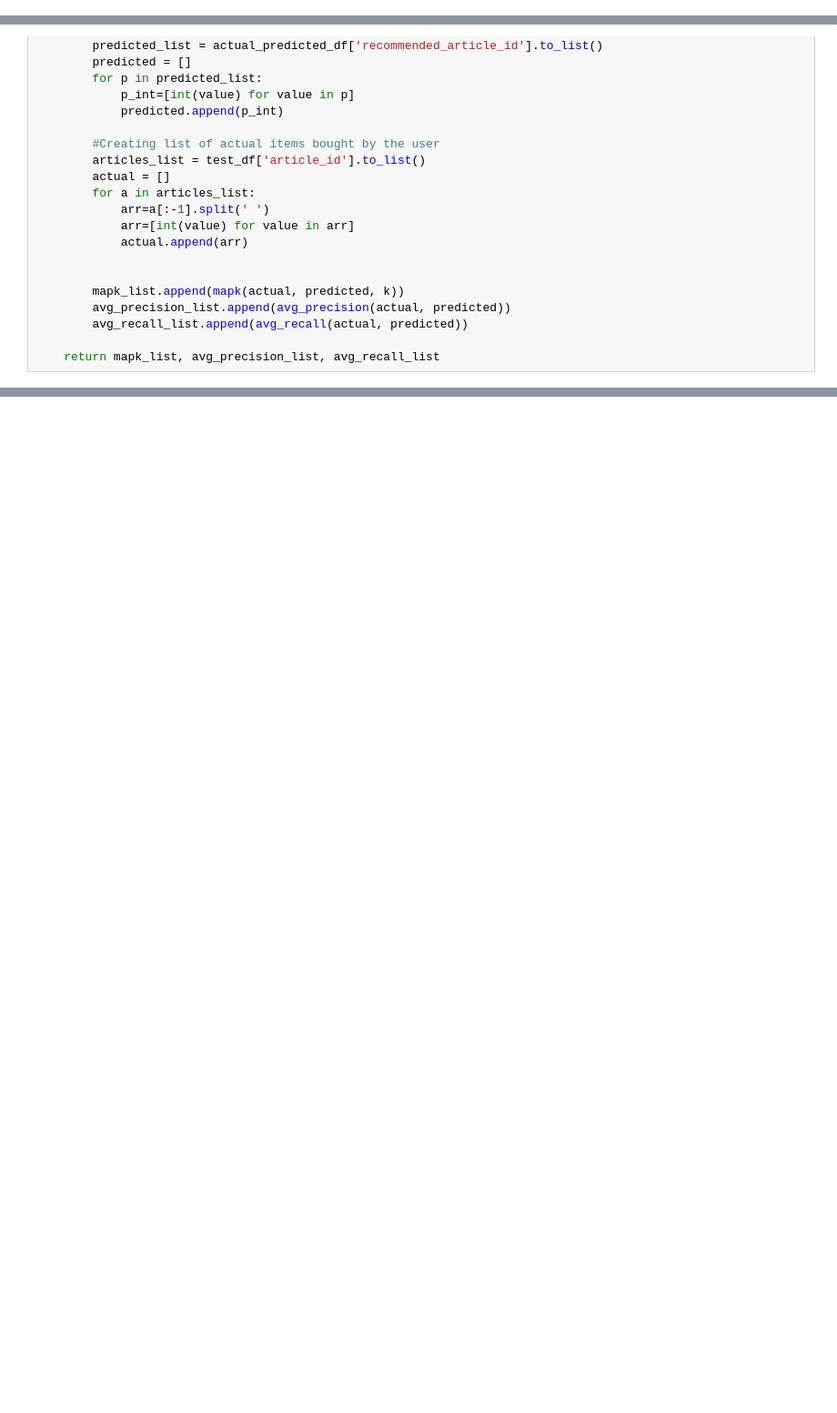
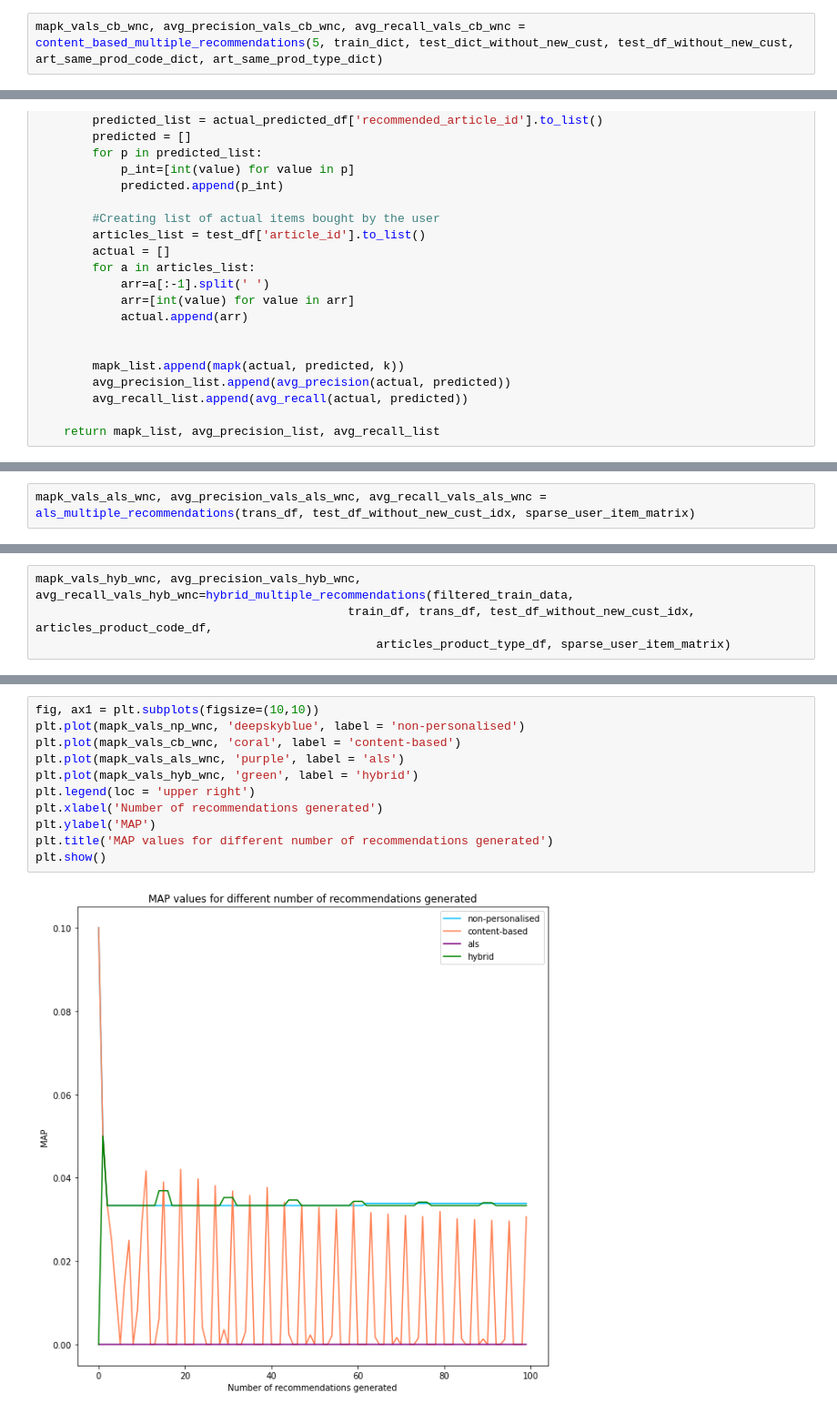
Before and after one commit to aindrila28/recommender_systems, a Jupyter notebook: models.ipynb, the cells around one changed output, grey strips where cells are left out. Shown at 91% size. Saved outputs shown, nothing was run; the diff lists cells and outputs as text; blank space fills up the shorter version.

```diff
--- a/models.ipynb
+++ b/models.ipynb
@@ -460,0 +766,2 @@ k=100: 0.0
+# %%
+mapk_vals_cb_wnc, avg_precision_vals_cb_wnc, avg_recall_vals_cb_wnc = content_based_multiple_recommendations(5, train_dict, test_dict_without_new_cust, test_df_without_new_cust, art_same_prod_code_dict, art_same_prod_type_dict)
@@ -523,0 +857,2 @@ k=100: 0.015385206460206455
+# %%
+mapk_vals_als_wnc, avg_precision_vals_als_wnc, avg_recall_vals_als_wnc = als_multiple_recommendations(trans_df, test_df_without_new_cust_idx, sparse_user_item_matrix)
@@ -523,0 +950,4 @@ k=100: 0.015385206460206455
+# %%
+mapk_vals_hyb_wnc, avg_precision_vals_hyb_wnc, avg_recall_vals_hyb_wnc=hybrid_multiple_recommendations(filtered_train_data,
+                                            train_df, trans_df, test_df_without_new_cust_idx, articles_product_code_df,
+                                                articles_product_type_df, sparse_user_item_matrix)
@@ -523,0 +1017,13 @@ k=100: 0.015385206460206455
+# %%
+fig, ax1 = plt.subplots(figsize=(10,10))
+plt.plot(mapk_vals_np_wnc, 'deepskyblue', label = 'non-personalised')
+plt.plot(mapk_vals_cb_wnc, 'coral', label = 'content-based')
+plt.plot(mapk_vals_als_wnc, 'purple', label = 'als')
+plt.plot(mapk_vals_hyb_wnc, 'green', label = 'hybrid')
+plt.legend(loc = 'upper right')
+plt.xlabel('Number of recommendations generated')
+plt.ylabel('MAP')
+plt.title('MAP values for different number of recommendations generated')
+plt.show()
+# %% [output]
+[figure, added]
```
Also changed, not shown: parts of 56 cells of this notebook.
